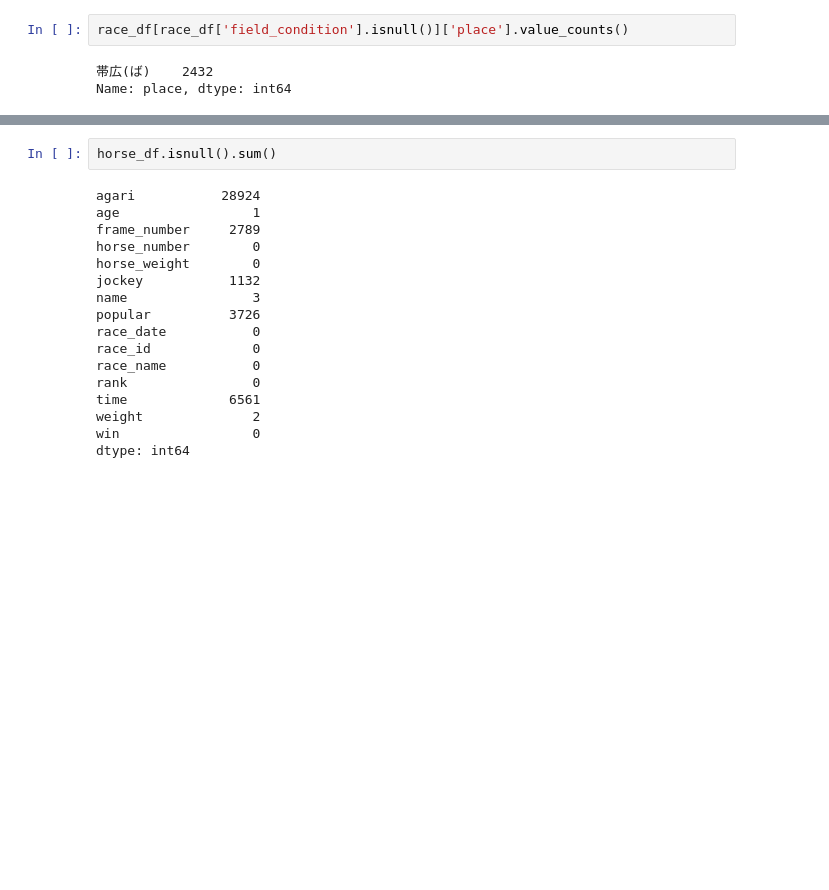
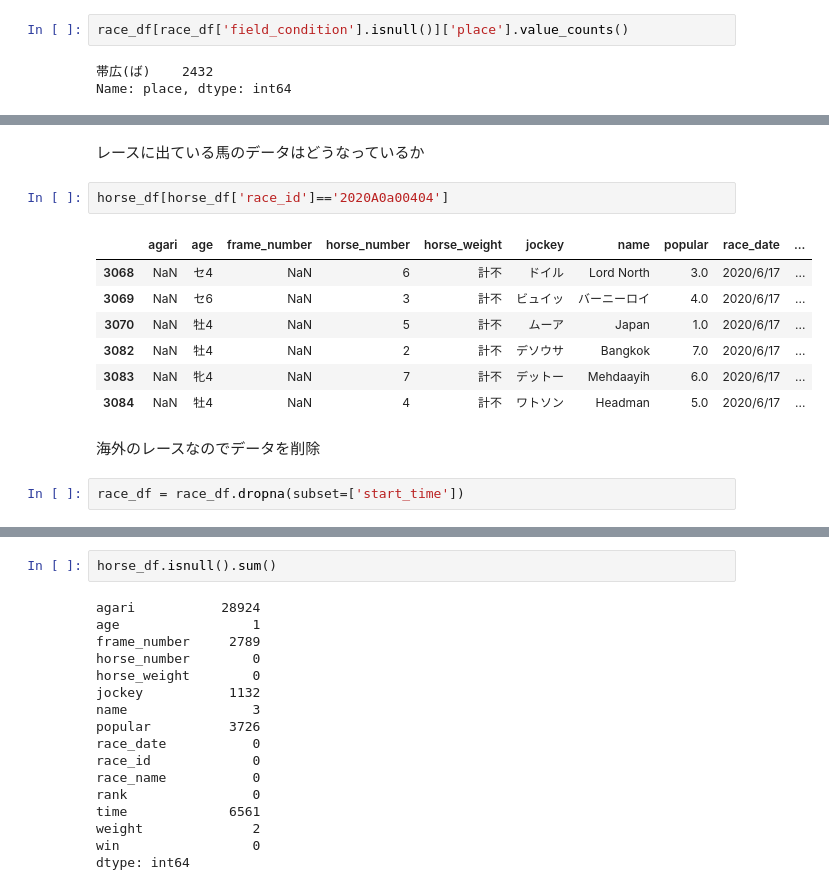
Before and after one commit to monda00/horse-race-notebook, a Jupyter notebook: horse_race_EDA.ipynb, the cells around one changed output, grey strips where cells are left out. Cells and saved outputs as stored; diff of their text form; blank space fills up the shorter version.

```diff
--- a/horse_race_EDA.ipynb
+++ b/horse_race_EDA.ipynb
@@ -170,0 +212,16 @@ Name: place, dtype: int64
+# %% [markdown]
+レースに出ている馬のデータはどうなっているか
+# %%
+horse_df[horse_df['race_id']=='2020A0a00404']
+# %% [output]
+|  | agari | age | frame_number | horse_number | horse_weight | jockey | name | popular | race_date | ... |
+| 3068 | NaN | セ4 | NaN | 6 | 計不 | ドイル | Lord North | 3.0 | 2020/6/17 | ... |
+| 3069 | NaN | セ6 | NaN | 3 | 計不 | ビュイッ | バーニーロイ | 4.0 | 2020/6/17 | ... |
+| 3070 | NaN | 牡4 | NaN | 5 | 計不 | ムーア | Japan | 1.0 | 2020/6/17 | ... |
+| 3082 | NaN | 牡4 | NaN | 2 | 計不 | デソウサ | Bangkok | 7.0 | 2020/6/17 | ... |
+| 3083 | NaN | 牝4 | NaN | 7 | 計不 | デットー | Mehdaayih | 6.0 | 2020/6/17 | ... |
+| 3084 | NaN | 牡4 | NaN | 4 | 計不 | ワトソン | Headman | 5.0 | 2020/6/17 | ... |
+# %% [markdown]
+海外のレースなのでデータを削除
+# %%
+race_df = race_df.dropna(subset=['start_time'])
```
Also changed, not shown: parts of 16 cells of this notebook.
